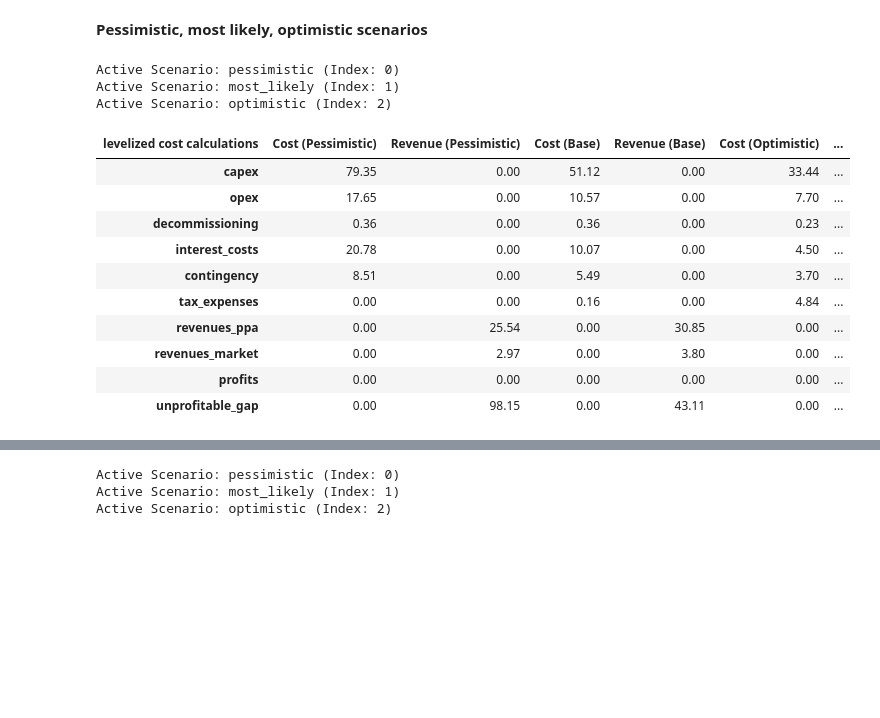
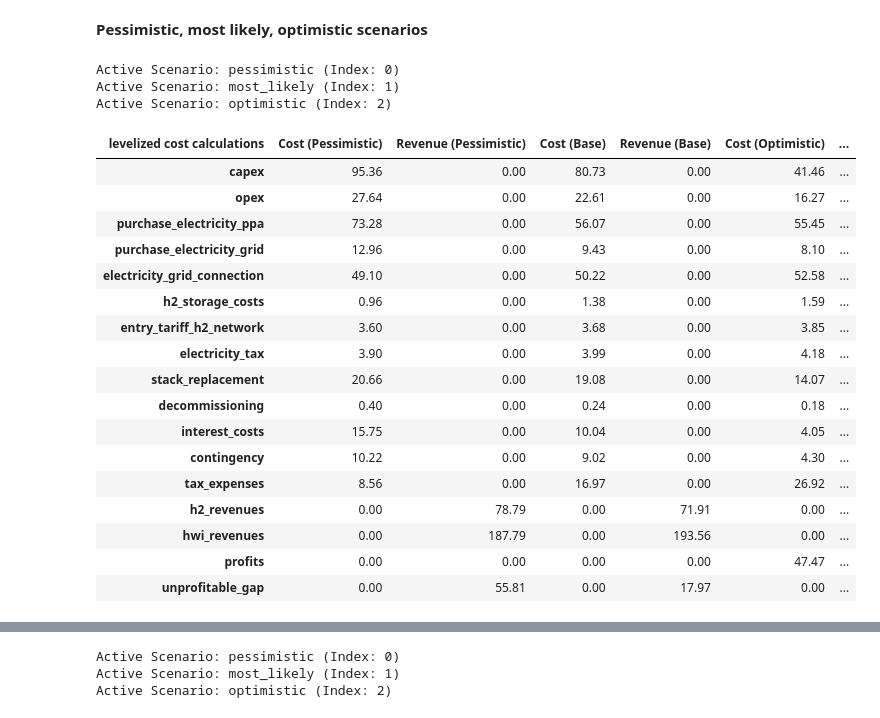
Before and after one commit to DinaBoer/NSE6, a Jupyter notebook: analysis_sensitivity_scenarios.ipynb, the cells around one changed output, grey strips where cells are left out. Cells and saved outputs as stored; diff of their text form; code cells hidden in the pictures; blank space fills up the shorter version.

```diff
--- a/analysis_sensitivity_scenarios.ipynb
+++ b/analysis_sensitivity_scenarios.ipynb
@@ -121,22 +150,29 @@ plot_cumulative_cashflows(owf_module, runner, owf_parameters)
 **Pessimistic, most likely, optimistic scenarios**
 # %%
 # Get the df with levelized cost and revenues for all scenarios
-df_analysis = run_levelized_breakdown_scenarios(runner, owf_module, owf_inputs, "owf_parameters")
+df_analysis = run_levelized_breakdown_scenarios(runner, onel_module, onel_inputs, "onel_parameters")
 display(df_analysis.style.format(precision=2))
 # %% [output]
 Active Scenario: pessimistic (Index: 0)
 Active Scenario: most_likely (Index: 1)
 Active Scenario: optimistic (Index: 2)
 | levelized cost calculations | Cost (Pessimistic) | Revenue (Pessimistic) | Cost (Base) | Revenue (Base) | Cost (Optimistic) | ... |
-| capex | 79.35 | 0.00 | 51.12 | 0.00 | 33.44 | ... |
-| opex | 17.65 | 0.00 | 10.57 | 0.00 | 7.70 | ... |
-| decommissioning | 0.36 | 0.00 | 0.36 | 0.00 | 0.23 | ... |
-| interest_costs | 20.78 | 0.00 | 10.07 | 0.00 | 4.50 | ... |
-| contingency | 8.51 | 0.00 | 5.49 | 0.00 | 3.70 | ... |
-| tax_expenses | 0.00 | 0.00 | 0.16 | 0.00 | 4.84 | ... |
-| revenues_ppa | 0.00 | 25.54 | 0.00 | 30.85 | 0.00 | ... |
-| revenues_market | 0.00 | 2.97 | 0.00 | 3.80 | 0.00 | ... |
-| profits | 0.00 | 0.00 | 0.00 | 0.00 | 0.00 | ... |
-| unprofitable_gap | 0.00 | 98.15 | 0.00 | 43.11 | 0.00 | ... |
+| capex | 95.36 | 0.00 | 80.73 | 0.00 | 41.46 | ... |
+| opex | 27.64 | 0.00 | 22.61 | 0.00 | 16.27 | ... |
+| purchase_electricity_ppa | 73.28 | 0.00 | 56.07 | 0.00 | 55.45 | ... |
+| purchase_electricity_grid | 12.96 | 0.00 | 9.43 | 0.00 | 8.10 | ... |
+| electricity_grid_connection | 49.10 | 0.00 | 50.22 | 0.00 | 52.58 | ... |
+| h2_storage_costs | 0.96 | 0.00 | 1.38 | 0.00 | 1.59 | ... |
+| entry_tariff_h2_network | 3.60 | 0.00 | 3.68 | 0.00 | 3.85 | ... |
+| electricity_tax | 3.90 | 0.00 | 3.99 | 0.00 | 4.18 | ... |
+| stack_replacement | 20.66 | 0.00 | 19.08 | 0.00 | 14.07 | ... |
+| decommissioning | 0.40 | 0.00 | 0.24 | 0.00 | 0.18 | ... |
+| interest_costs | 15.75 | 0.00 | 10.04 | 0.00 | 4.05 | ... |
+| contingency | 10.22 | 0.00 | 9.02 | 0.00 | 4.30 | ... |
+| tax_expenses | 8.56 | 0.00 | 16.97 | 0.00 | 26.92 | ... |
+| h2_revenues | 0.00 | 78.79 | 0.00 | 71.91 | 0.00 | ... |
+| hwi_revenues | 0.00 | 187.79 | 0.00 | 193.56 | 0.00 | ... |
+| profits | 0.00 | 0.00 | 0.00 | 0.00 | 47.47 | ... |
+| unprofitable_gap | 0.00 | 55.81 | 0.00 | 17.97 | 0.00 | ... |
 # %%
 # 1. Generate the comparison data matrix
```
Also changed, not shown: parts of 6 cells of this notebook, 7 other files.
